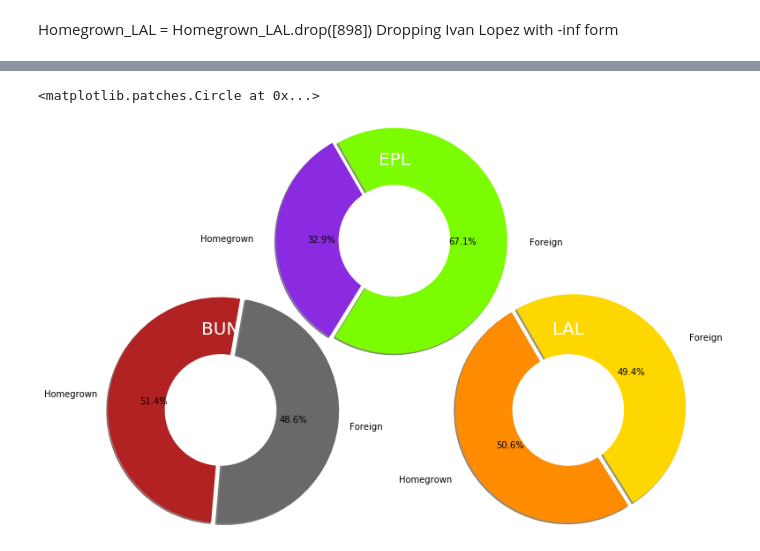
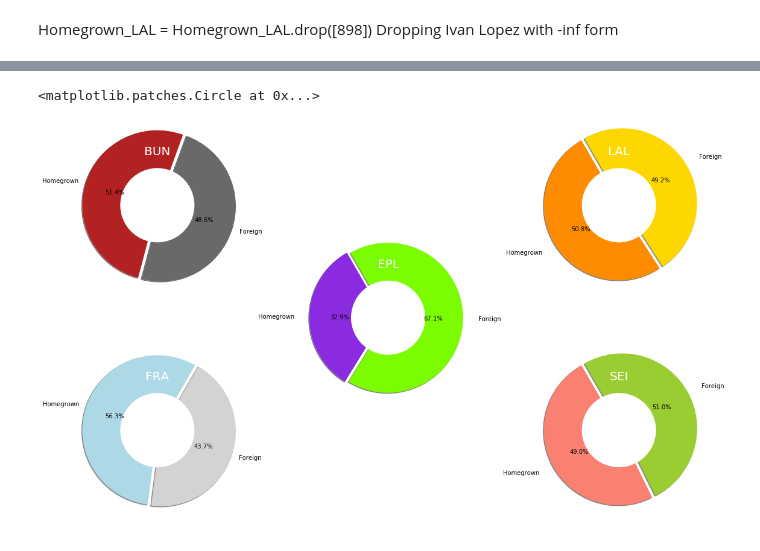
Before and after one commit to markkennedy3/Fifa-vs-Real-Life, a Jupyter notebook: notebooks/analysis/520_RQ3.ipynb, the cells around one changed output, grey strips where cells are left out. Cells and saved outputs as stored; diff of their text form; code cells hidden in the pictures.

```diff
--- a/notebooks/analysis/520_RQ3.ipynb
+++ b/notebooks/analysis/520_RQ3.ipynb
@@ -152,14 +180,19 @@ HLAL = len(Homegrown_LAL)
 FEPL = len(Foreign_EPL)
 FBUN = len(Foreign_BUN)
 FLAL = len(Foreign_LAL)
+HFRA = len(Homegrown_FRA)
+HSEI = len(Homegrown_SEI)
+FFRA = len(Foreign_FRA)
+FSEI = len(Foreign_SEI)
+
 
 columns = ['Homegrown','Foreign']
 df = pd.DataFrame(columns=columns)
 df = df.fillna(0) # with 0s rather than NaNs
-df['Homegrown']=HEPL,HBUN,HLAL
-df['Foreign']=FEPL,FBUN,FLAL
+df['Homegrown']=HEPL,HBUN,HLAL,HFRA,HSEI
+df['Foreign']=FEPL,FBUN,FLAL,FFRA,FSEI
 df = df.transpose()
-df.columns = ['EPL', 'BUN','LAL']
+df.columns = ['EPL', 'BUN','LAL','FRA','SEI']
 df['Total'] = df.sum(axis=1)
 # %%
 df
@@ -179,35 +212,51 @@ Text(0.5,1,'Homegrown vs Foreign')
 # %%
-the_grid = GridSpec(3,3)
+the_grid = GridSpec(6,6)
 
-df.plot(figsize=(10,10))
+df.plot(figsize=(20,20))
 
-plt.subplot(the_grid[1, 1], aspect=1)
+plt.subplot(the_grid[4, 2], aspect=1)
 explode2 = (0.1, 0)
 plt.pie(df['EPL'],labels=['Homegrown','Foreign'],labeldistance=1.2,startangle=120,autopct='%.1f%%',shadow=True, radius=2,colors=['blueviolet','lawngreen'],explode=explode2)
 plt.gca().set_title('EPL',color='white',fontsize=20)
 centre_circle = plt.Circle((0,0),0.99,fc='white')
 fig = plt.gcf()
 fig.gca().add_artist(centre_circle)
 
 
-plt.subplot(the_grid[2, 0], aspect=1)
+plt.subplot(the_grid[3, 0], aspect=1)
 explode3 = (0, 0.1)
-plt.pie(df['BUN'],labels=['Homegrown','Foreign'],labeldistance=1.1,startangle=80,autopct='%.1f%%',shadow=True, radius=2,colors=['firebrick','dimgrey'],explode=explode3)
+plt.pie(df['BUN'],labels=['Homegrown','Foreign'],labeldistance=1.1,startangle=70,autopct='%.1f%%',shadow=True, radius=2,colors=['firebrick','dimgrey'],explode=explode3)
 plt.gca().set_title('BUN',color='white',fontsize=20)
 centre_circle = plt.Circle((0,0),0.99,fc='white')
 fig = plt.gcf()
 fig.gca().add_artist(centre_circle)
 
-plt.subplot(the_grid[2, 2], aspect=1)
+plt.subplot(the_grid[3, 4], aspect=1)
 explode4 = (0, 0.1)
 plt.pie(df['LAL'],labels=['Homegrown','Foreign'],labeldistance=1.2,startangle=120,autopct='%.1f%%',shadow=True, radius=2,explode=explode4,colors=['darkorange','gold'])
 plt.gca().set_title('LAL',color='white',fontsize=20)
 centre_circle = plt.Circle((0,0),0.99,fc='white')
 fig = plt.gcf()
 fig.gca().add_artist(centre_circle)
+
+plt.subplot(the_grid[5, 0], aspect=1)
+explode3 = (0, 0.1)
+plt.pie(df['FRA'],labels=['Homegrown','Foreign'],labeldistance=1.1,startangle=60,autopct='%.1f%%',shadow=True, radius=2,colors=['lightblue','lightgrey'],explode=explode3)
+plt.gca().set_title('FRA',color='white',fontsize=20)
+centre_circle = plt.Circle((0,0),0.99,fc='white')
+fig = plt.gcf()
+fig.gca().add_artist(centre_circle)
+
+plt.subplot(the_grid[5, 4], aspect=1)
+explode4 = (0, 0.1)
+plt.pie(df['SEI'],labels=['Homegrown','Foreign'],labeldistance=1.2,startangle=120,autopct='%.1f%%',shadow=True, radius=2,explode=explode4,colors=['salmon','yellowgreen'])
+plt.gca().set_title('SEI',color='white',fontsize=20)
+centre_circle = plt.Circle((0,0),0.99,fc='white')
+fig = plt.gcf()
+fig.gca().add_artist(centre_circle)
 # %% [output]
 <matplotlib.patches.Circle at 0x...>
-[figure, old version]
+[figure, new version]
 # %%
 test = Total_Average[['overall','Homegrown']]
 test = test.transpose()
```
Also changed, not shown: parts of 8 cells of this notebook.
